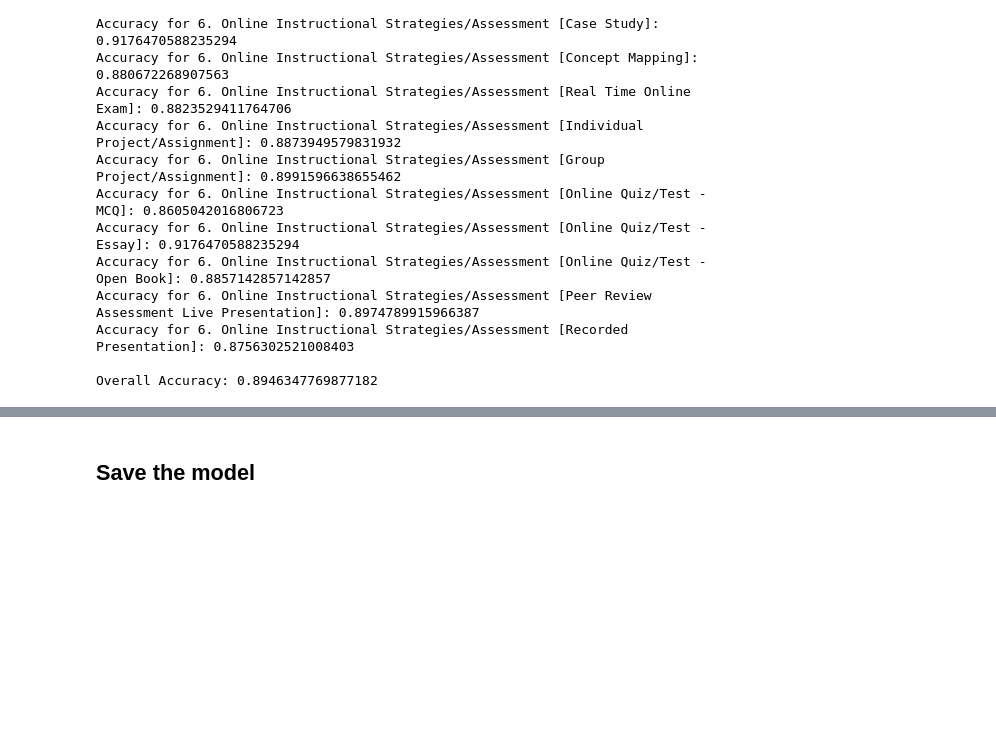
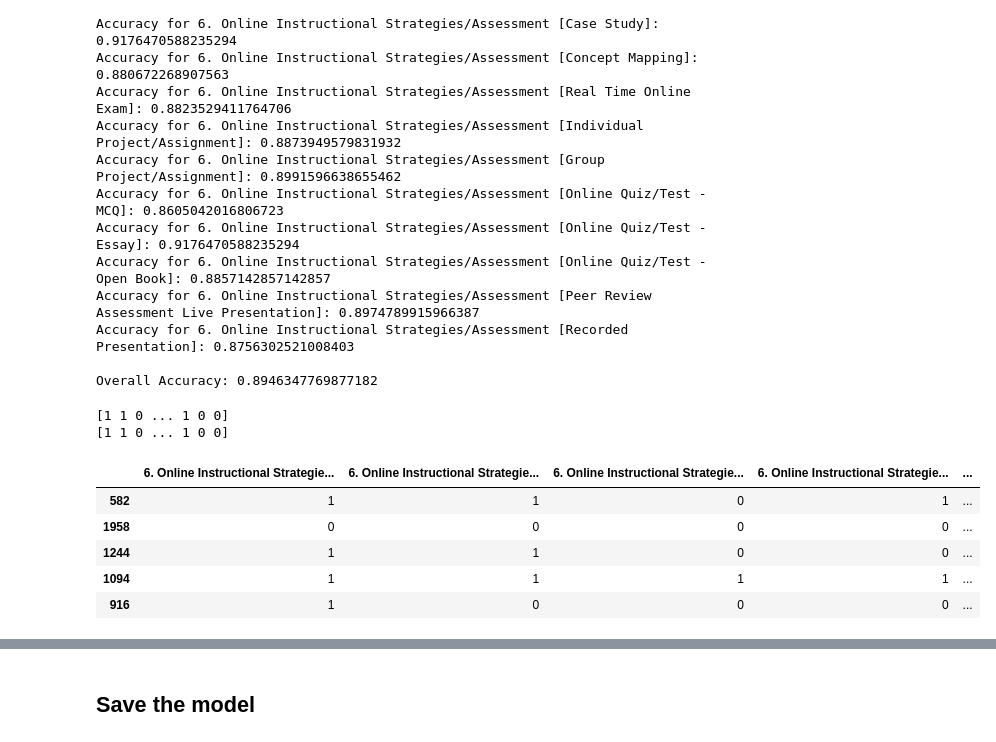
Before and after one commit to JasmineChong/online-assessment-classification, a Jupyter notebook: decision_tree.ipynb, the cells around one changed output, grey strips where cells are left out. Drawn from its saved outputs; the diff is of its cells as text; code cells hidden in the pictures; blank space fills up the shorter version.

```diff
--- a/decision_tree.ipynb
+++ b/decision_tree.ipynb
@@ -139,3 +139,18 @@ Accuracy for 6. Online Instructional Strategies/Assessment [Peer Review Assessme
 Accuracy for 6. Online Instructional Strategies/Assessment [Recorded Presentation]: 0.8756302521008403
 
 Overall Accuracy: 0.8946347769877182
+# %%
+print(y_test.values.flatten())
+print(y_pred.values.flatten())
+# %% [output]
+[1 1 0 ... 1 0 0]
+[1 1 0 ... 1 0 0]
+# %%
+y_test.head()
+# %% [output]
+|  | 6. Online Instructional Strategie... | 6. Online Instructional Strategie... | 6. Online Instructional Strategie... | 6. Online Instructional Strategie... | ... |
+| 582 | 1 | 1 | 0 | 1 | ... |
+| 1958 | 0 | 0 | 0 | 0 | ... |
+| 1244 | 1 | 1 | 0 | 0 | ... |
+| 1094 | 1 | 1 | 1 | 1 | ... |
+| 916 | 1 | 0 | 0 | 0 | ... |
```
Also changed, not shown: parts of 2 cells of this notebook, 3 other files.
